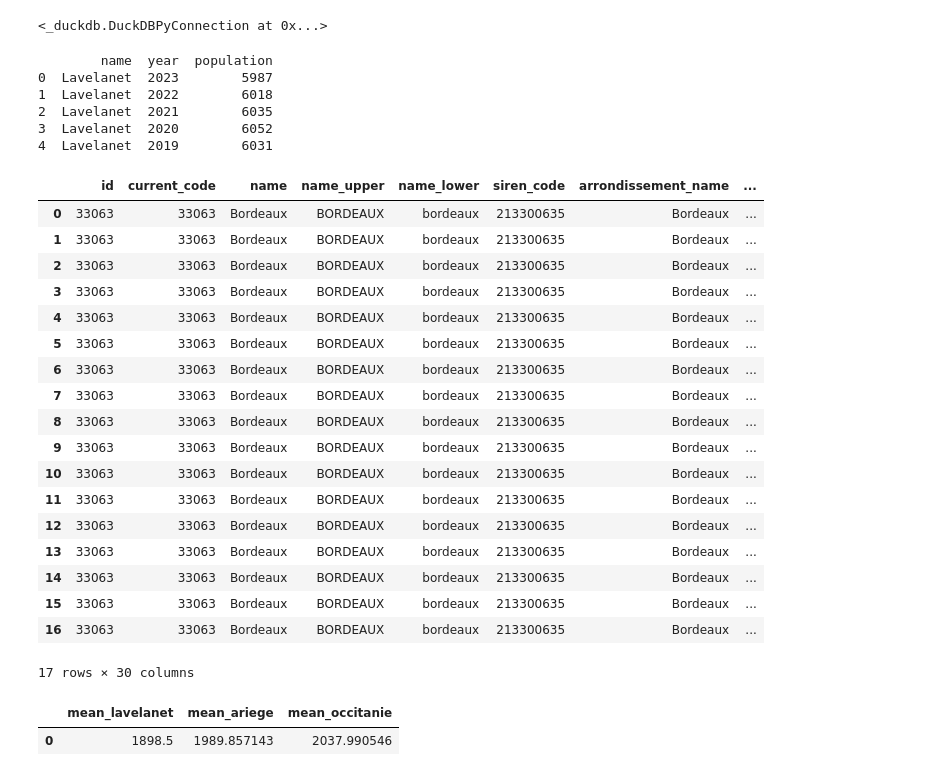
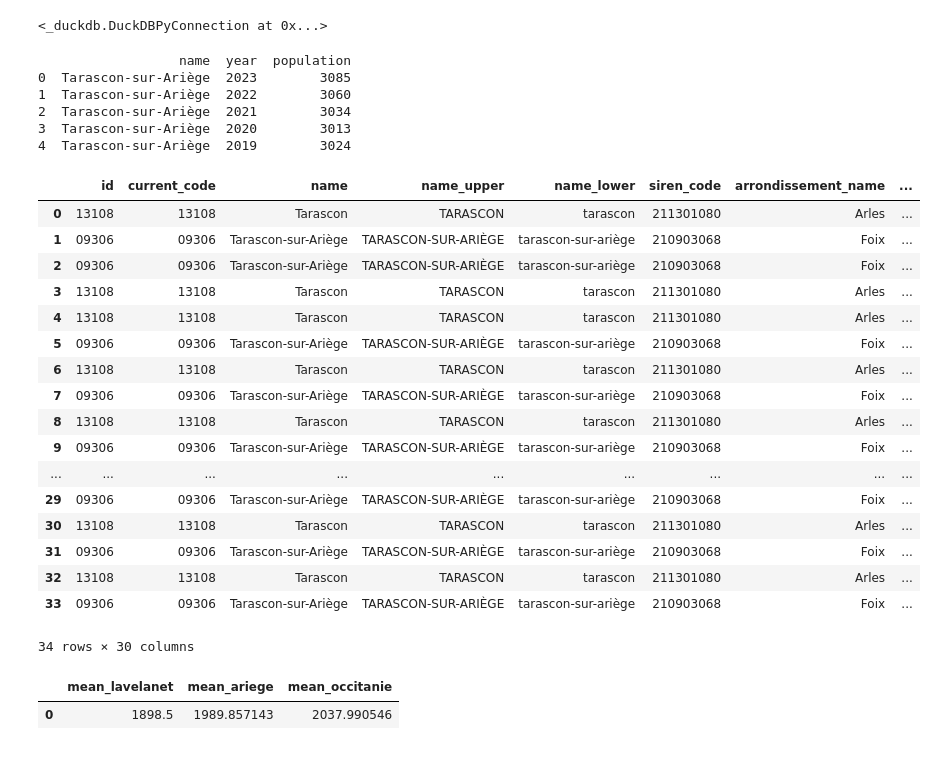
Before and after one commit to enarroied/mess_box, a Jupyter notebook: geo_france/query_lakehouse.ipynb, the cells around one changed output. Saved outputs shown, nothing was run; the diff lists cells and outputs as text; code cells hidden in the pictures.

```diff
--- a/geo_france/query_lakehouse.ipynb
+++ b/geo_france/query_lakehouse.ipynb
@@ -48,50 +48,49 @@ result = conn.execute("""
 FROM read_parquet('s3://lakehouse-processed/dim_communes_france.parquet') AS c
 JOIN read_parquet('s3://lakehouse-processed/fact_population.parquet') AS p
     ON c.id = p.id
-WHERE c.id='09160'
+WHERE c.id='09306'
 ORDER BY year DESC
 LIMIT 5
 """).df()
 print(result)
 # %% [output]
-        name  year  population
-0  Lavelanet  2023        5987
-1  Lavelanet  2022        6018
-2  Lavelanet  2021        6035
-3  Lavelanet  2020        6052
-4  Lavelanet  2019        6031
+                  name  year  population
+0  Tarascon-sur-Ariège  2023        3085
+1  Tarascon-sur-Ariège  2022        3060
+2  Tarascon-sur-Ariège  2021        3034
+3  Tarascon-sur-Ariège  2020        3013
+4  Tarascon-sur-Ariège  2019        3024
 # %%
 result = conn.execute("""
     SELECT
     *
 FROM read_parquet('s3://lakehouse-processed/dim_communes_france.parquet') AS c
 JOIN read_parquet('s3://lakehouse-processed/fact_population.parquet') AS p
     ON c.id = p.id
-WHERE c.name='Bordeaux'
+WHERE c.name LIKE 'Tarascon%'
 AND P.year >=2007
 ORDER BY p.year DESC
 """).df()
 result
 # %% [output]
 |  | id | current_code | name | name_upper | name_lower | siren_code | arrondissement_name | ... |
-| 0 | 33063 | 33063 | Bordeaux | BORDEAUX | bordeaux | 213300635 | Bordeaux | ... |
-| 1 | 33063 | 33063 | Bordeaux | BORDEAUX | bordeaux | 213300635 | Bordeaux | ... |
-| 2 | 33063 | 33063 | Bordeaux | BORDEAUX | bordeaux | 213300635 | Bordeaux | ... |
-| 3 | 33063 | 33063 | Bordeaux | BORDEAUX | bordeaux | 213300635 | Bordeaux | ... |
-| 4 | 33063 | 33063 | Bordeaux | BORDEAUX | bordeaux | 213300635 | Bordeaux | ... |
-| 5 | 33063 | 33063 | Bordeaux | BORDEAUX | bordeaux | 213300635 | Bordeaux | ... |
-| 6 | 33063 | 33063 | Bordeaux | BORDEAUX | bordeaux | 213300635 | Bordeaux | ... |
-| 7 | 33063 | 33063 | Bordeaux | BORDEAUX | bordeaux | 213300635 | Bordeaux | ... |
-| 8 | 33063 | 33063 | Bordeaux | BORDEAUX | bordeaux | 213300635 | Bordeaux | ... |
-| 9 | 33063 | 33063 | Bordeaux | BORDEAUX | bordeaux | 213300635 | Bordeaux | ... |
-| 10 | 33063 | 33063 | Bordeaux | BORDEAUX | bordeaux | 213300635 | Bordeaux | ... |
-| 11 | 33063 | 33063 | Bordeaux | BORDEAUX | bordeaux | 213300635 | Bordeaux | ... |
-| 12 | 33063 | 33063 | Bordeaux | BORDEAUX | bordeaux | 213300635 | Bordeaux | ... |
-| 13 | 33063 | 33063 | Bordeaux | BORDEAUX | bordeaux | 213300635 | Bordeaux | ... |
-| 14 | 33063 | 33063 | Bordeaux | BORDEAUX | bordeaux | 213300635 | Bordeaux | ... |
-| 15 | 33063 | 33063 | Bordeaux | BORDEAUX | bordeaux | 213300635 | Bordeaux | ... |
-| 16 | 33063 | 33063 | Bordeaux | BORDEAUX | bordeaux | 213300635 | Bordeaux | ... |
+| 0 | 13108 | 13108 | Tarascon | TARASCON | tarascon | 211301080 | Arles | ... |
+| 1 | 09306 | 09306 | Tarascon-sur-Ariège | TARASCON-SUR-ARIÈGE | tarascon-sur-ariège | 210903068 | Foix | ... |
+| 2 | 09306 | 09306 | Tarascon-sur-Ariège | TARASCON-SUR-ARIÈGE | tarascon-sur-ariège | 210903068 | Foix | ... |
+| 3 | 13108 | 13108 | Tarascon | TARASCON | tarascon | 211301080 | Arles | ... |
+| 4 | 13108 | 13108 | Tarascon | TARASCON | tarascon | 211301080 | Arles | ... |
+| 5 | 09306 | 09306 | Tarascon-sur-Ariège | TARASCON-SUR-ARIÈGE | tarascon-sur-ariège | 210903068 | Foix | ... |
+| 6 | 13108 | 13108 | Tarascon | TARASCON | tarascon | 211301080 | Arles | ... |
+| 7 | 09306 | 09306 | Tarascon-sur-Ariège | TARASCON-SUR-ARIÈGE | tarascon-sur-ariège | 210903068 | Foix | ... |
+| 8 | 13108 | 13108 | Tarascon | TARASCON | tarascon | 211301080 | Arles | ... |
+| 9 | 09306 | 09306 | Tarascon-sur-Ariège | TARASCON-SUR-ARIÈGE | tarascon-sur-ariège | 210903068 | Foix | ... |
+| ... | ... | ... | ... | ... | ... | ... | ... | ... |
+| 29 | 09306 | 09306 | Tarascon-sur-Ariège | TARASCON-SUR-ARIÈGE | tarascon-sur-ariège | 210903068 | Foix | ... |
+| 30 | 13108 | 13108 | Tarascon | TARASCON | tarascon | 211301080 | Arles | ... |
+| 31 | 09306 | 09306 | Tarascon-sur-Ariège | TARASCON-SUR-ARIÈGE | tarascon-sur-ariège | 210903068 | Foix | ... |
+| 32 | 13108 | 13108 | Tarascon | TARASCON | tarascon | 211301080 | Arles | ... |
+| 33 | 09306 | 09306 | Tarascon-sur-Ariège | TARASCON-SUR-ARIÈGE | tarascon-sur-ariège | 210903068 | Foix | ... |
-17 rows × 30 columns
+34 rows × 30 columns
 # %%
 result = conn.execute("""
     SELECT AVG(CASE WHEN c.name = 'Lavelanet' THEN p.mean_salary END) AS mean_lavelanet,
```
Also changed, not shown: parts of 3 cells of this notebook, 13 other files.
